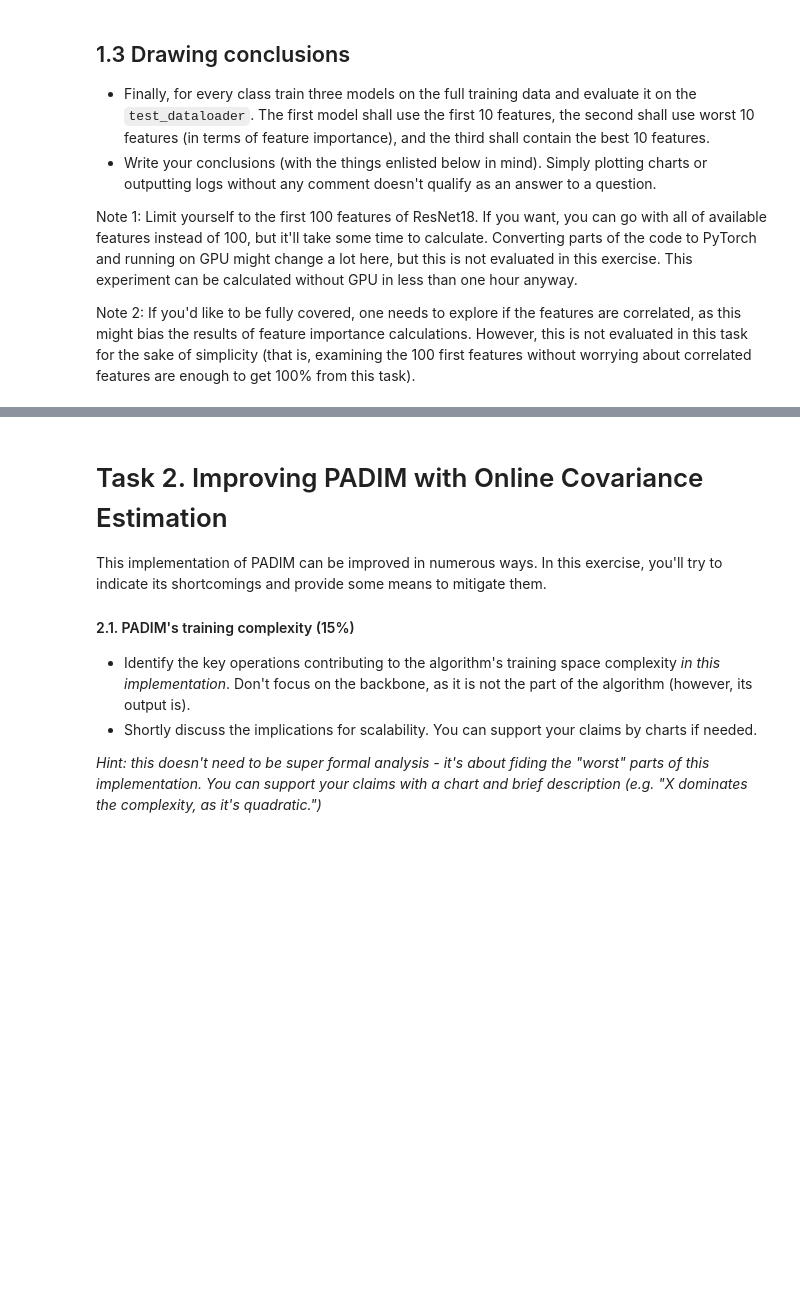
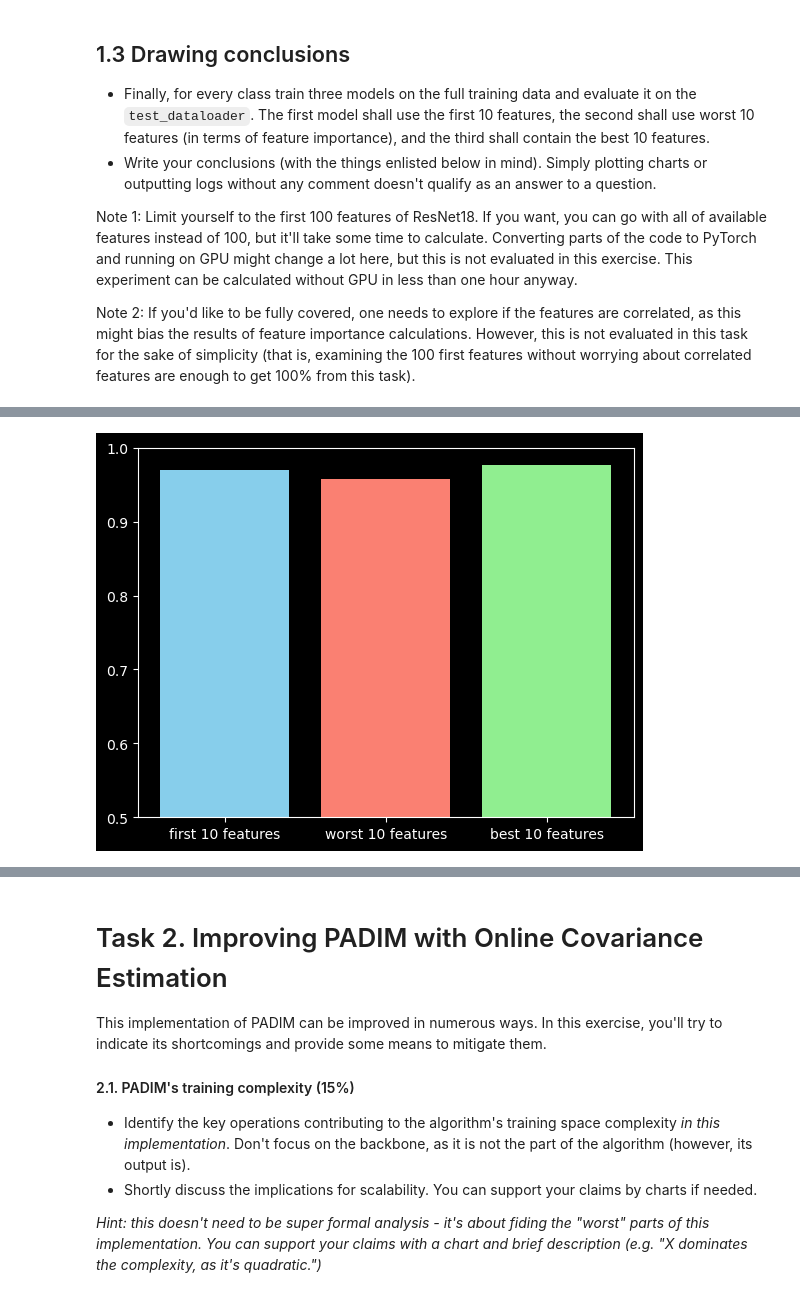
Before and after one commit to SzymonM213/dnn-task2, a Jupyter notebook: hw2-visual_anomaly_detection-student.ipynb, the cells around one changed output, grey strips where cells are left out. Drawn from its saved outputs; the diff is of its cells as text; code cells hidden in the pictures; blank space fills up the shorter version.

```diff
--- a/hw2-visual_anomaly_detection-student.ipynb
+++ b/hw2-visual_anomaly_detection-student.ipynb
@@ -699,12 +686,13 @@ for c in CLASS_NAMES:
     i = [0] * MAX_NUMBER_OF_BACKBONE_FEATURES
     for k in range(folds):
         s = models[c][k].test(dataloaders[c]["val_dataloader"])
-        s_j = models[c][k].test_permutation_importance(dataloaders[c]["val_dataloader"], idx_all_fatures)
+        s_j = models[c][k].test_permutation_importance(dataloaders[c]["val_dataloader"], list(range(MAX_NUMBER_OF_BACKBONE_FEATURES)))
         i = [i[j] + s - s_j[j] for j in range(MAX_NUMBER_OF_BACKBONE_FEATURES)]
     i = [i[j] / folds for j in range(MAX_NUMBER_OF_BACKBONE_FEATURES)]
+    results[c] = i
 
-print(i)
+# print(i)
 
 
 # print(models['bottle'][0].test(dataloaders['bottle']["val_dataloader"]))
-# print(models['bottle'][0].test_permutation_importance(dataloaders['bottle']["val_dataloader"], idx_all_fatures))
+# print(models['bottle'][0].test_permutation_importance(dataloaders['bottle']["val_dataloader"], [0, 1, 2]))
@@ -719,0 +699,3 @@ print(s_j)
+# %%
+s = pd.Series(results['bottle'])
+print(s.sort_values(ascending=False)[:10])
@@ -720,3 +714,40 @@ print(s_j)
+# %%
+# T1.3
+full_train_dataloader = DataLoader(train_dataset, batch_size=BATCH_SIZE, pin_memory=True)
+
+labels = ["first 10 features", "worst 10 features", "best 10 features"]
+
+for c in CLASS_NAMES:
+    s = pd.Series(results[c])
+    padims = []
+    aurocs = []
+    padims.append(PADIM(
+        backbone=BACKBONE,
+        device=DEVICE,
+        backbone_features_idx=idx_first_n_features,
+        save_path=SAVE_PATH,
+    ))
+    padims.append(PADIM(
+        backbone=BACKBONE,
+        device=DEVICE,
+        backbone_features_idx=torch.tensor(s.sort_values(ascending=True).index[:NUMBER_OF_BACKBONE_FEATURES]).int(),
+        save_path=SAVE_PATH,
+    ))
+    padims.append(PADIM(
+        backbone=BACKBONE,
+        device=DEVICE,
+        backbone_features_idx=torch.tensor(s.sort_values(ascending=False).index[:NUMBER_OF_BACKBONE_FEATURES]).int(),
+        save_path=SAVE_PATH,
+    ))
+    for i, padim in enumerate(padims):
+        aurocs.append(padim.train_and_test(
+            train_dataloader=full_train_dataloader,
+            test_dataloader=dataloaders[c]["test_dataloader"],
+        ))
+    plt.ylim(0.5, 1)
+    plt.bar(labels, aurocs, label=c, color=['skyblue', 'salmon', 'lightgreen'])
+# %% [output]
+[figure, added]
 # %%
 # Run at the end, but do not modify - we will use this to asses your output.
 for c in CLASS_NAMES:
```
Also changed, not shown: parts of 9 cells of this notebook.
